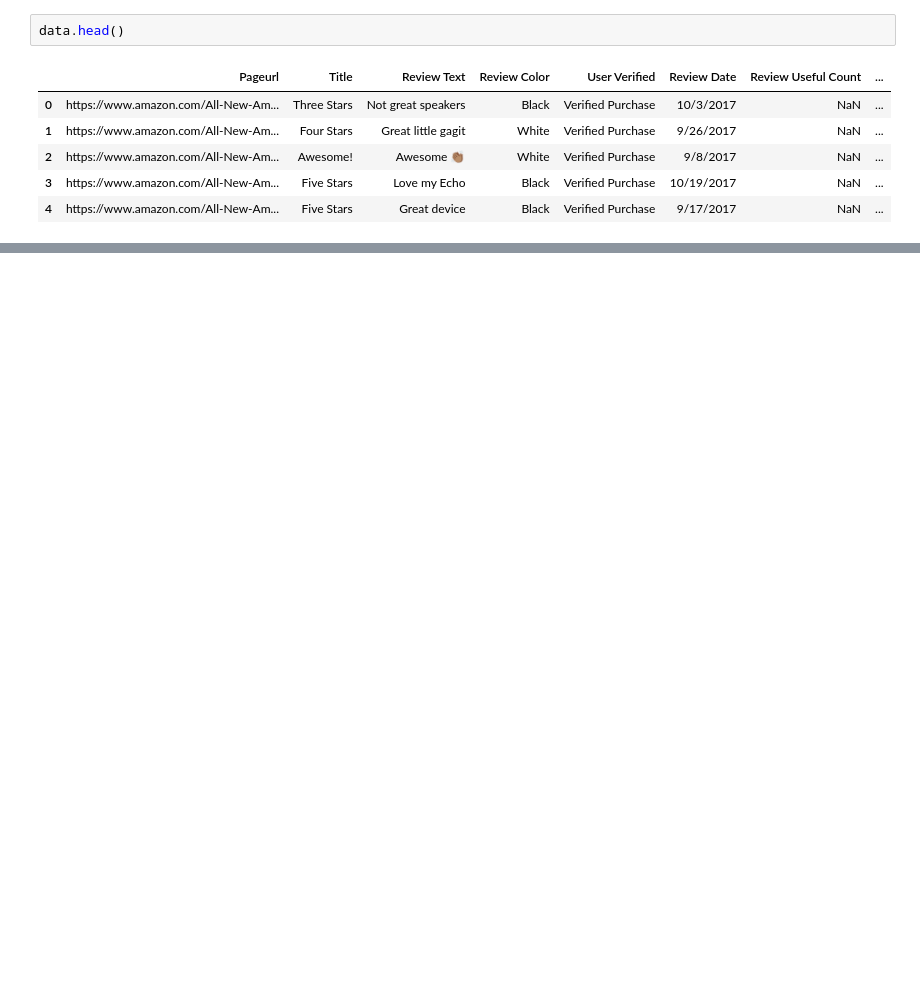
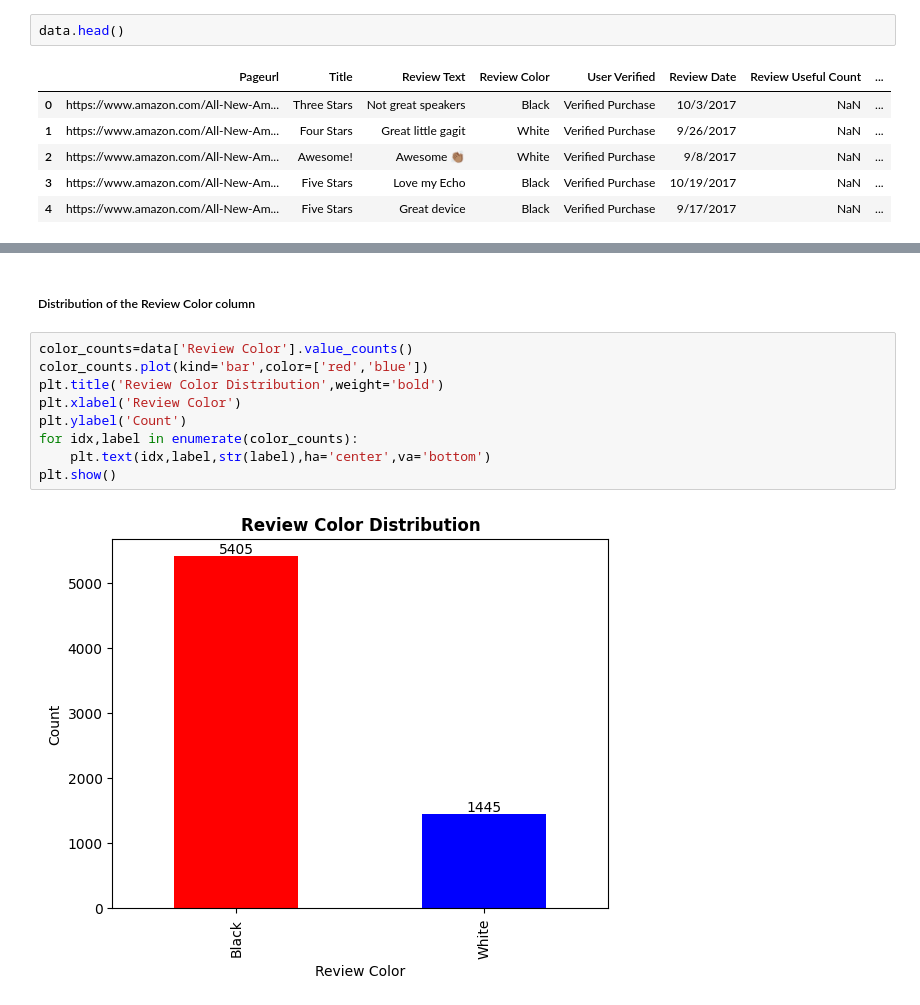
Before and after one commit to suhaibmukhtar/Sentiment_Analysis_End2End_Project, a Jupyter notebook: test.ipynb, the cells around one changed output, grey strips where cells are left out. Drawn from its saved outputs; the diff is of its cells as text; blank space fills up the shorter version.

```diff
--- a/test.ipynb
+++ b/test.ipynb
@@ -40,0 +224,13 @@ memory usage: 535.7+ KB
+# %% [markdown]
+##### Distribution of the Review Color column
+# %%
+color_counts=data['Review Color'].value_counts()
+color_counts.plot(kind='bar',color=['red','blue'])
+plt.title('Review Color Distribution',weight='bold')
+plt.xlabel('Review Color')
+plt.ylabel('Count')
+for idx,label in enumerate(color_counts):
+    plt.text(idx,label,str(label),ha='center',va='bottom')
+plt.show()
+# %% [output]
+[figure, added]
```
Also changed, not shown: parts of 52 cells of this notebook.
